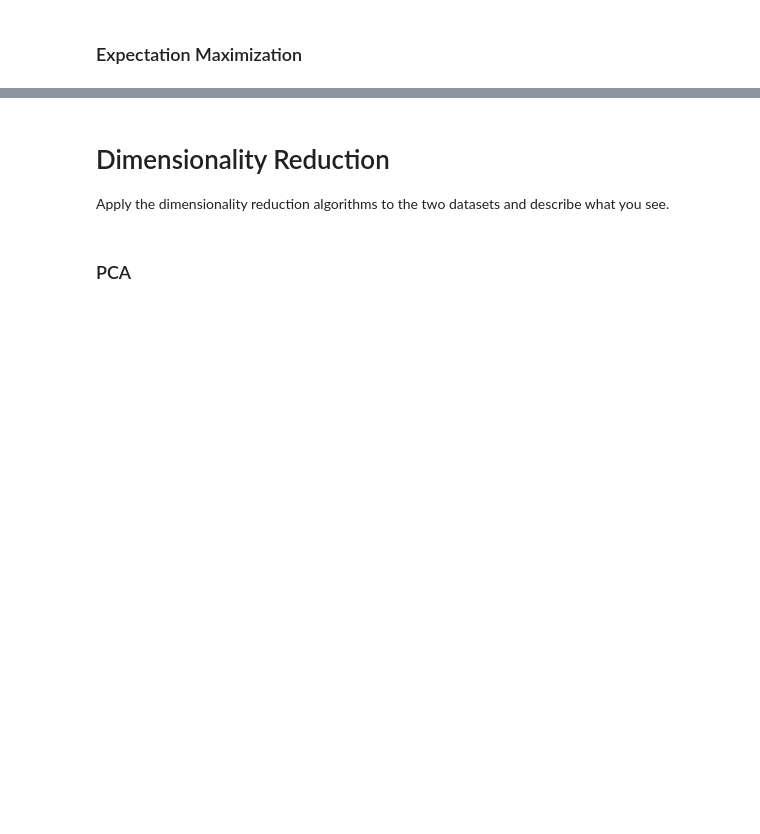
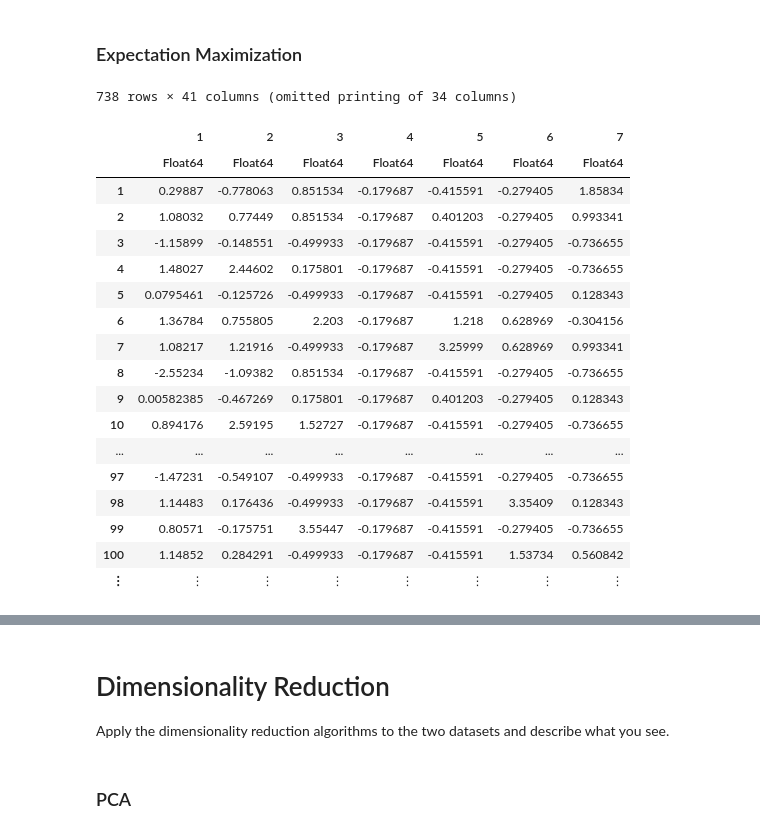
Before and after one commit to adinhobl/machine-learning, a Jupyter notebook: unsupervised-learning/Biodegradation.ipynb, the cells around one changed output, grey strips where cells are left out. Drawn from its saved outputs; the diff is of its cells as text; code cells hidden in the pictures; blank space fills up the shorter version.

```diff
--- a/unsupervised-learning/Biodegradation.ipynb
+++ b/unsupervised-learning/Biodegradation.ipynb
@@ -91,7 +118,7 @@ collect(test_counts[i] / size(test)[1] for i in keys(test_counts))
 # %% [markdown]
 #### Standardizing data pre-clustering
 # %%
-standardizer = Standardizer()
+standardizer = Standardizer(count=true)
 stand = machine(standardizer, X[train,:]) #only want to standardize on training distribution
 MLJ.fit!(stand)
 X_stand = MLJ.transform(stand, X);
@@ -293,0 +368,22 @@ plot!(k_range, sils, side="right")
+# %%
+X_stand[train,:]
+# %% [output]
+738 rows × 41 columns (omitted printing of 34 columns)
+|  | 1 | 2 | 3 | 4 | 5 | 6 | 7 |
+|  | Float64 | Float64 | Float64 | Float64 | Float64 | Float64 | Float64 |
+| 1 | 0.29887 | -0.778063 | 0.851534 | -0.179687 | -0.415591 | -0.279405 | 1.85834 |
+| 2 | 1.08032 | 0.77449 | 0.851534 | -0.179687 | 0.401203 | -0.279405 | 0.993341 |
+| 3 | -1.15899 | -0.148551 | -0.499933 | -0.179687 | -0.415591 | -0.279405 | -0.736655 |
+| 4 | 1.48027 | 2.44602 | 0.175801 | -0.179687 | -0.415591 | -0.279405 | -0.736655 |
+| 5 | 0.0795461 | -0.125726 | -0.499933 | -0.179687 | -0.415591 | -0.279405 | 0.128343 |
+| 6 | 1.36784 | 0.755805 | 2.203 | -0.179687 | 1.218 | 0.628969 | -0.304156 |
+| 7 | 1.08217 | 1.21916 | -0.499933 | -0.179687 | 3.25999 | 0.628969 | 0.993341 |
+| 8 | -2.55234 | -1.09382 | 0.851534 | -0.179687 | -0.415591 | -0.279405 | -0.736655 |
+| 9 | 0.00582385 | -0.467269 | 0.175801 | -0.179687 | 0.401203 | -0.279405 | 0.128343 |
+| 10 | 0.894176 | 2.59195 | 1.52727 | -0.179687 | -0.415591 | -0.279405 | -0.736655 |
+| ... | ... | ... | ... | ... | ... | ... | ... |
+| 97 | -1.47231 | -0.549107 | -0.499933 | -0.179687 | -0.415591 | -0.279405 | -0.736655 |
+| 98 | 1.14483 | 0.176436 | -0.499933 | -0.179687 | -0.415591 | 3.35409 | 0.128343 |
+| 99 | 0.80571 | -0.175751 | 3.55447 | -0.179687 | -0.415591 | -0.279405 | -0.736655 |
+| 100 | 1.14852 | 0.284291 | -0.499933 | -0.179687 | -0.415591 | 1.53734 | 0.560842 |
+| ⋮ | ⋮ | ⋮ | ⋮ | ⋮ | ⋮ | ⋮ | ⋮ |
```
Also changed, not shown: parts of 23 cells of this notebook, 3 other files.
